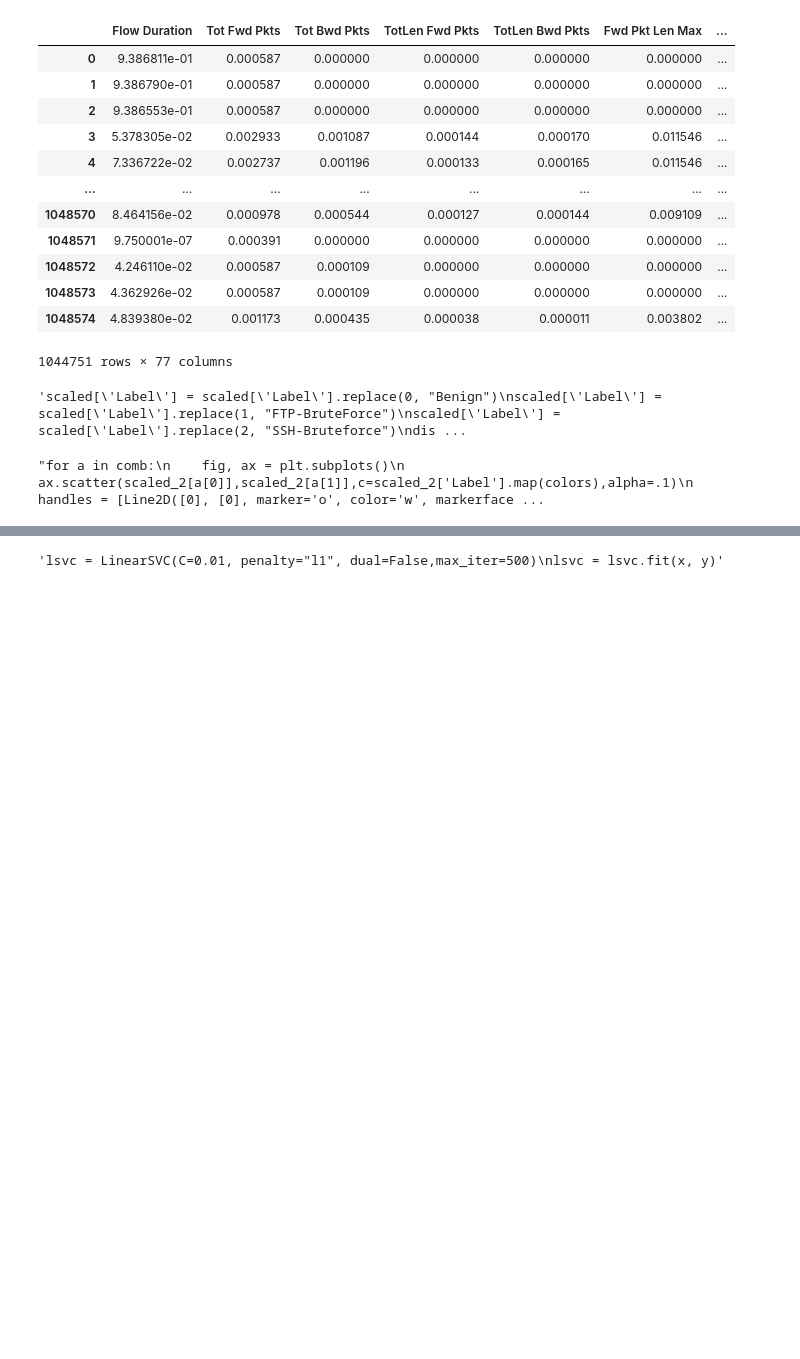
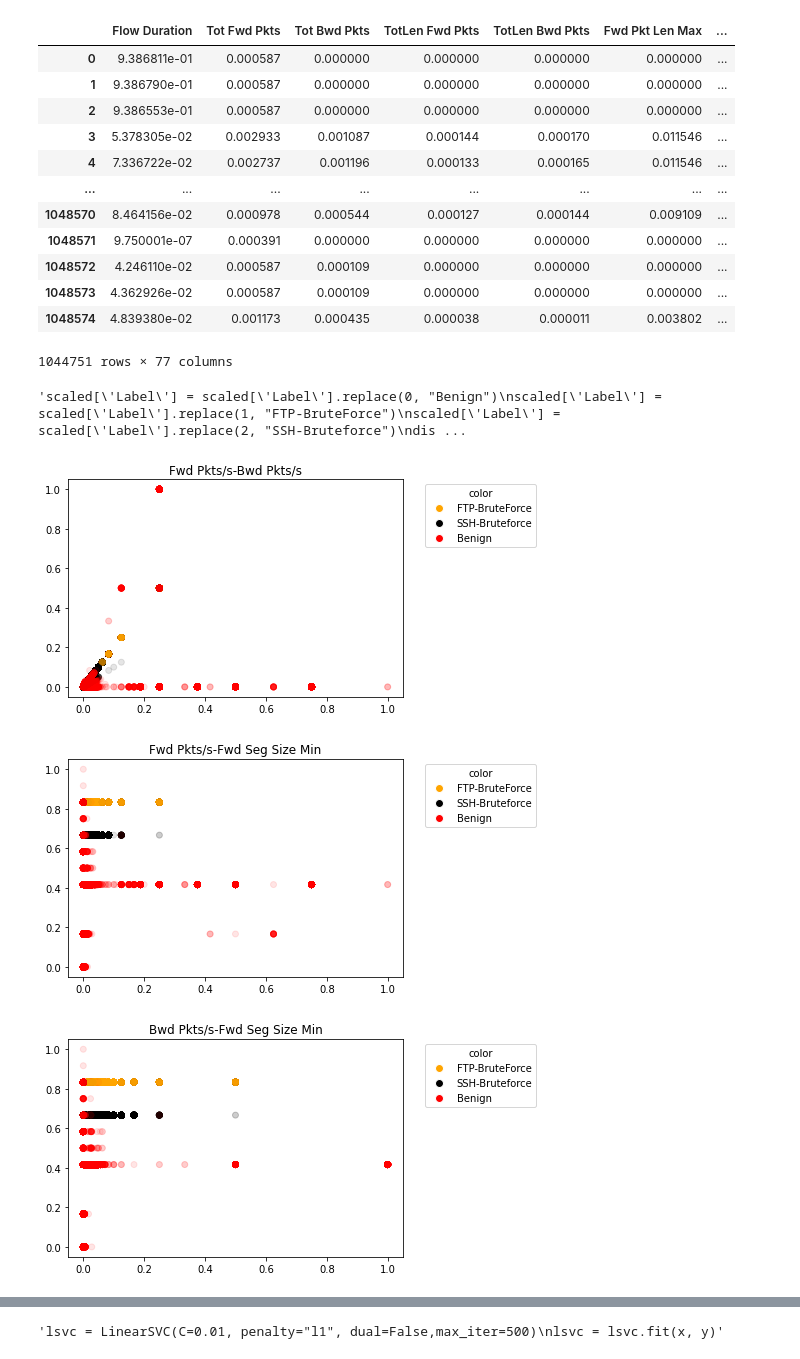
Before and after one commit to ChiaraAmalia/AdvancedCyberSecurity, a Jupyter notebook: 14_chiara_analysis.ipynb, the cells around one changed output, grey strips where cells are left out. Saved outputs shown, nothing was run; the diff lists cells and outputs as text; code cells hidden in the pictures; blank space fills up the shorter version.

Commit message:
creato file per scatterplot

```diff
--- a/14_chiara_analysis.ipynb
+++ b/14_chiara_analysis.ipynb
@@ -209,7 +209,7 @@ print(x.shape)
 (1044751, 76)
 # %%
 from sklearn.feature_selection import SelectKBest, mutual_info_classif, f_classif, f_regression
-fvalue_Best = SelectKBest(score_func=f_classif, k=10)
+fvalue_Best = SelectKBest(score_func=f_classif, k=3)
 fit = fvalue_Best.fit(x, y)
 print(fit)
 print(fvalue_Best.get_support())
@@ -317,15 +307,17 @@ display(scaled)'''
 # %%
 import matplotlib.pyplot as plt
 from matplotlib.lines import Line2D
 
-'''for a in comb:
+for a in comb:
     fig, ax = plt.subplots()
     ax.scatter(scaled_2[a[0]],scaled_2[a[1]],c=scaled_2['Label'].map(colors),alpha=.1)
     handles = [Line2D([0], [0], marker='o', color='w', markerfacecolor=v, label=k, markersize=8) for k, v in colors.items()]
     plt.legend(title='color', handles=handles, bbox_to_anchor=(1.05, 1), loc='upper left')
-    plt.title(str(a[0])+'-'+str(a[1]))'''
+    plt.title(str(a[0])+'-'+str(a[1]))
 # %% [output]
-"for a in comb:\n    fig, ax = plt.subplots()\n    ax.scatter(scaled_2[a[0]],scaled_2[a[1]],c=scaled_2['Label'].map(colors),alpha=.1)\n    handles = [Line2D([0], [0], marker='o', color='w', markerface ...
+[figure, added]
+[figure, added]
+[figure, added]
 # %%
 from sklearn.ensemble import ExtraTreesClassifier
 
```
Also changed, not shown: parts of 11 cells of this notebook, 3 other files.
